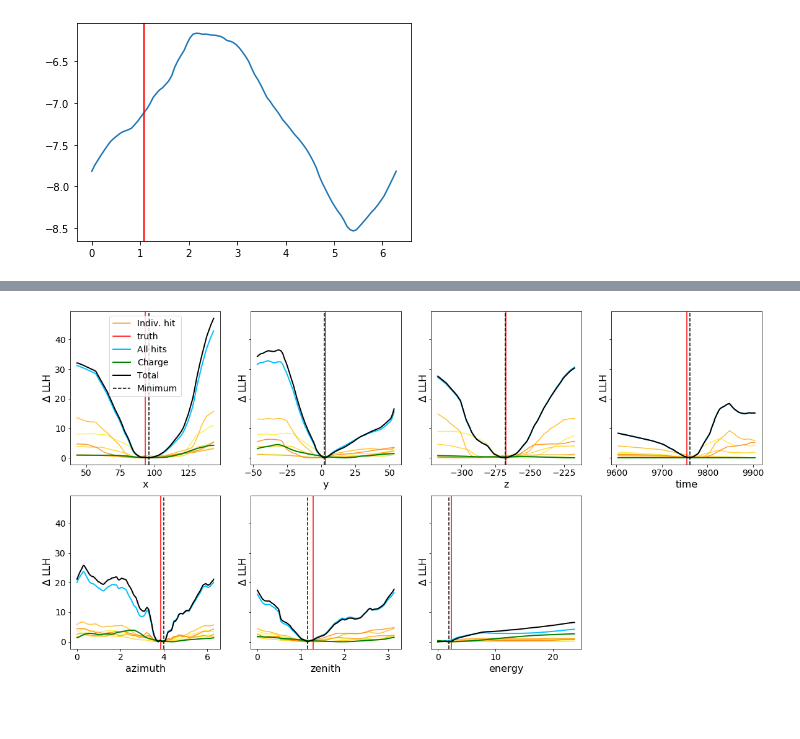
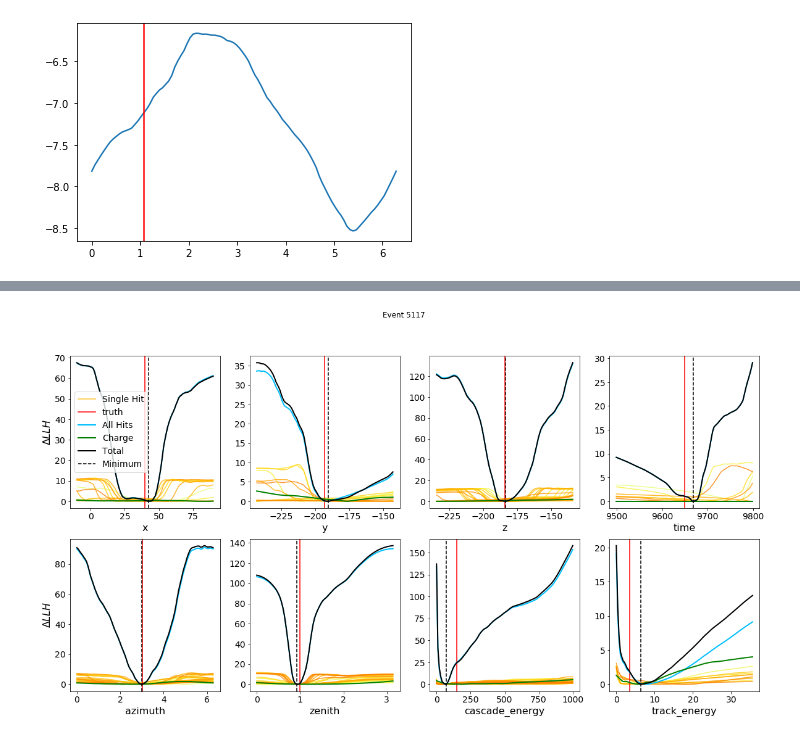
Before and after one commit to philippeller/IceNet, a Jupyter notebook: HitNet.ipynb, the cells around one changed output, grey strips where cells are left out. Drawn from its saved outputs; the diff is of its cells as text; code cells hidden in the pictures; blank space fills up the shorter version.

```diff
--- a/HitNet.ipynb
+++ b/HitNet.ipynb
@@ -433,54 +610,51 @@ def plot_llh(event_idx, plot_dim, ax, n_steps=100):
     colors = plt.cm.Wistia(np.linspace(0,1,n_hits))
     plot_idx = labels.index(plot_dim)
 
-
-    xs, llh, qllh = get_llh(event_idx, plot_dim, n_steps=n_steps)
+    xs, (llhs, all_hits, q_llh, total_llh) = get_llh_1d(event_idx, plot_dim, n_steps=n_steps)
 
     #llh = np.nan_to_num(llh)
 
     for i in range(n_hits):
-        l = -cf[event_idx][i]*llh[i]
-        l -= np.min(l)
-        label = 'Indiv. hit' if i == n_hits -1 else None
-        ax.plot(xs, l, c=colors[i], alpha=0.8, label=label)
+        label = 'Single Hit' if i == n_hits//2 else None
+        ax.plot(xs, llhs[:,i] - np.min(llhs[:,i]), c=colors[i], alpha=0.8, label=label)
+
     ax.axvline(pf[event_idx][plot_idx], c='r', label='truth')
-
-    h = -np.sum(cf[event_idx] * llh.T, axis=1)
-    h -= np.min(h)
-    ax.plot(xs, h, c='deepskyblue', ls='-', lw=2, label='All hits')
-
-    q = -qllh
-    q -= np.min(q)
-    ax.plot(xs, q, c='green', lw=2, label='Charge')
-
-    tot = q + h
-    tot -= np.min(tot)
-    ax.plot(xs, tot, c='k', lw=2, label='Total')
-
-    ax.axvline(xs[np.argmin(tot)], c='k', ls='--', label='Minimum')
+    ax.plot(xs, all_hits, c='deepskyblue', ls='-', lw=2, label='All Hits')
+    ax.plot(xs, q_llh, c='green', lw=2, label='Charge')
+    ax.plot(xs, total_llh, c='k', lw=2, label='Total')
+    ax.axvline(xs[np.argmin(total_llh)], c='k', ls='--', label='Minimum')
 
     ax.set_xlabel(plot_dim)
-    ax.set_ylabel(r'$\Delta$ LLH')
     #plt.legend()
 # %%
-fig, ax = plt.subplots(2, 4, figsize=(20, 10), sharey=True)
+fig, ax = plt.subplots(2, 4, figsize=(20, 10)) #, sharey=True)
 
 for i in range(ax.size):
 
     axis = ax[i//4, i%4]
 
 
     if i >= len(labels):
         axis.set_axis_off()
         continue
 
-    evt = 137
+    #evt = 1756
+    evt = np.random.randint(0, len(pf)-1)
+    #evt = 666
+    #evt = 12561
 
-    plot_llh(evt, labels[i], axis, n_steps=1000) #1756, 987
+    plot_llh(evt, labels[i], axis, n_steps=100) #1756, 987
 
     if i == 0:
         axis.legend()
 
+
+    if i%4 == 0:
+        axis.set_ylabel(r'$\Delta LLH$')
+
+
+fig.suptitle('Event %i'%evt)
+
 plt.savefig('hitnet_event%i.png'%evt)
 # %% [output]
-[figure, old version]
+[figure, new version]
```
Also changed, not shown: parts of 18 cells of this notebook, 2 other files.
